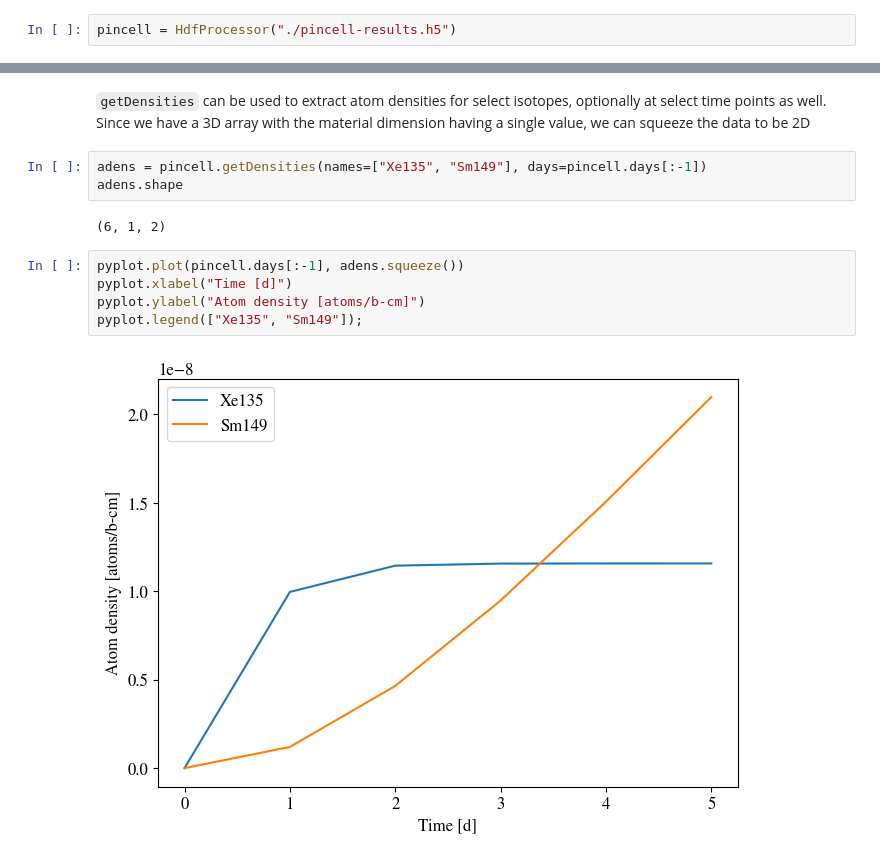
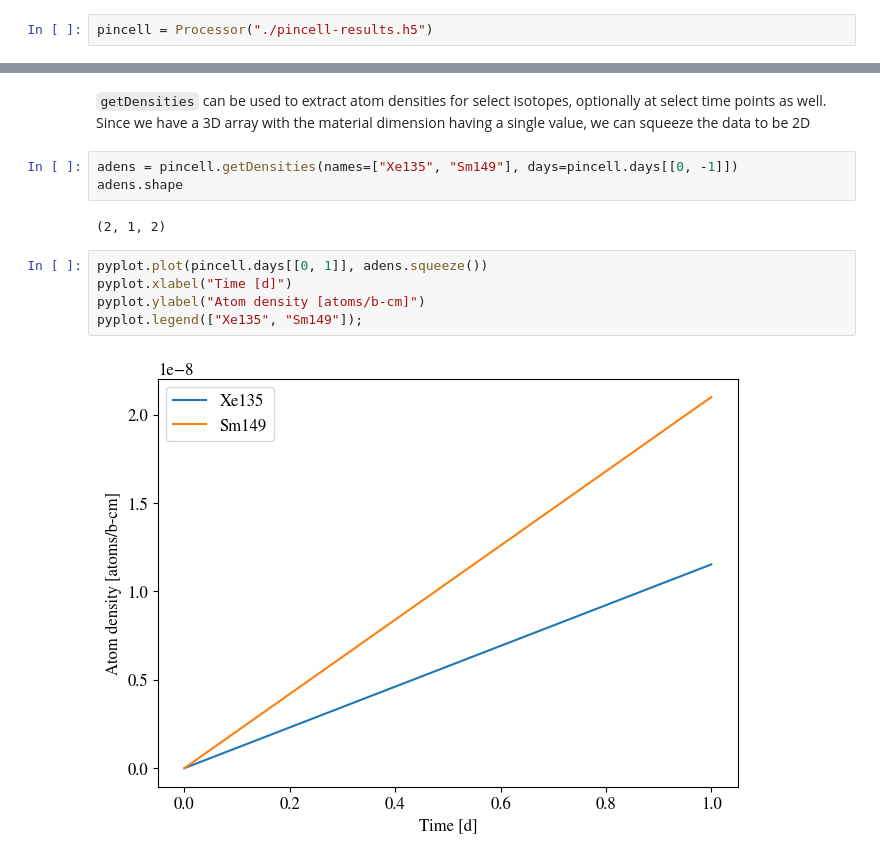
Before and after one commit to CORE-GATECH-GROUP/hydep, a Jupyter notebook: docs/examples/post-processing.ipynb, the cells around one changed output, grey strips where cells are left out. Drawn from its saved outputs; the diff is of its cells as text.

```diff
--- a/docs/examples/post-processing.ipynb
+++ b/docs/examples/post-processing.ipynb
@@ -18,5 +18,5 @@ from hydep.hdfstore import HdfProcessor
 # %%
-pincell = HdfProcessor("./pincell-results.h5")
+pincell = Processor("./pincell-results.h5")
 # %% [markdown]
 ## Basic access
 The `HdfProcessor` is designed to sit as a convenience layer above the `h5py` API. It can be thought of as a read-only dictionary into the underlying results with the following methods
@@ -186,14 +187,14 @@ pyplot.errorbar(d, k[:, 0], yerr=k[:, 1])
 # %% [markdown]
 `getDensities` can be used to extract atom densities for select isotopes, optionally at select time points as well. Since we have a 3D array with the material dimension having a single value, we can squeeze the data to be 2D
 # %%
-adens = pincell.getDensities(names=["Xe135", "Sm149"], days=pincell.days[:-1])
+adens = pincell.getDensities(names=["Xe135", "Sm149"], days=pincell.days[[0, -1]])
 adens.shape
 # %% [output]
-(6, 1, 2)
+(2, 1, 2)
 # %%
-pyplot.plot(pincell.days[:-1], adens.squeeze())
+pyplot.plot(pincell.days[[0, 1]], adens.squeeze())
 pyplot.xlabel("Time [d]")
 pyplot.ylabel("Atom density [atoms/b-cm]")
 pyplot.legend(["Xe135", "Sm149"]);
 # %% [output]
-[figure, old version]
+[figure, new version]
```
Also changed, not shown: parts of 22 cells of this notebook, 2 other files.
